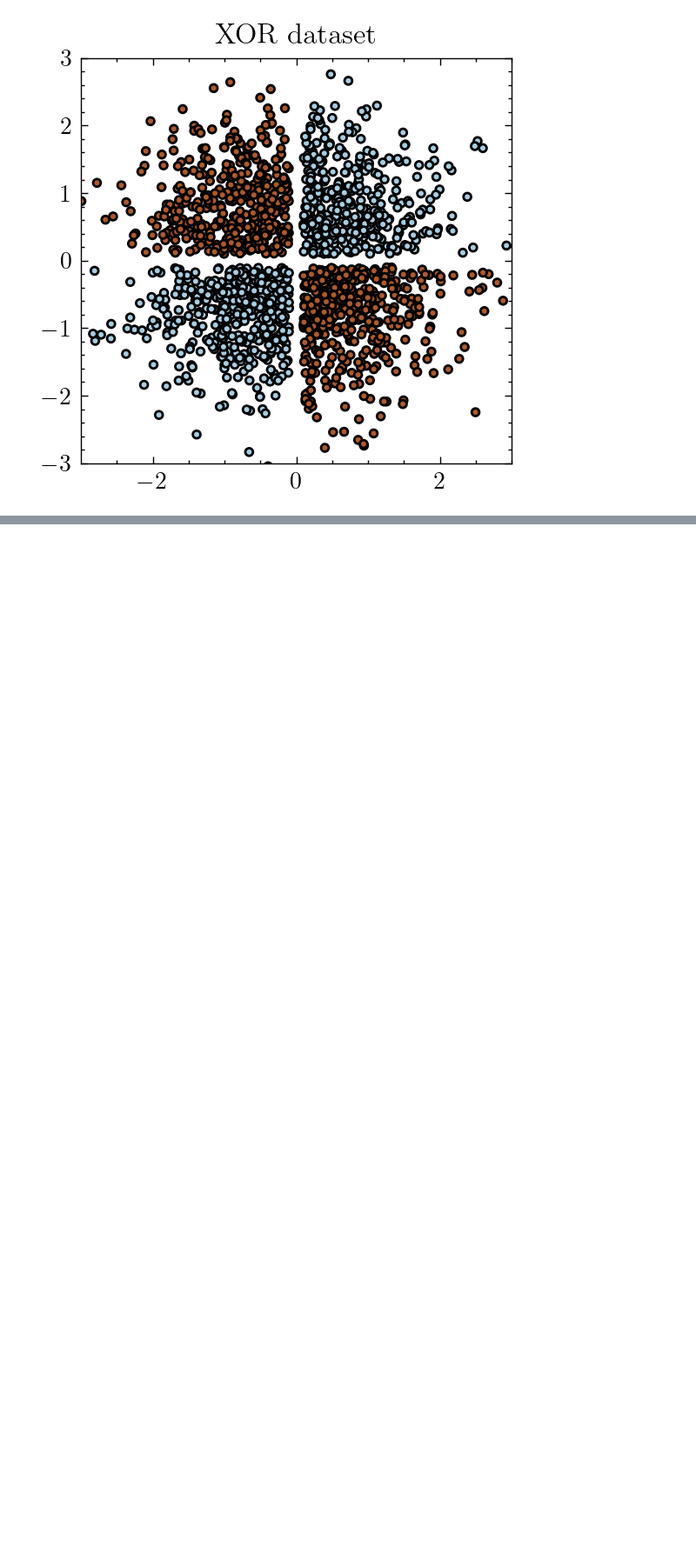
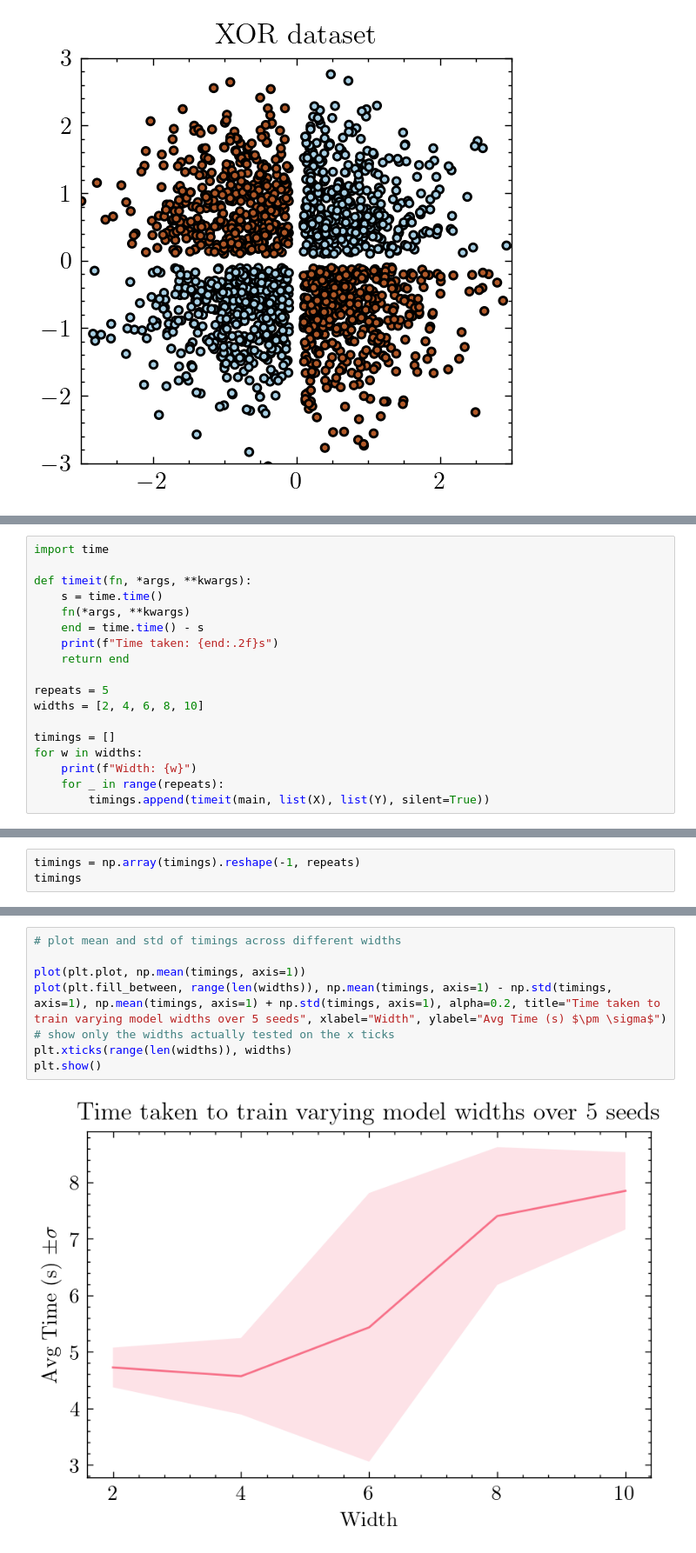
Before and after one commit to ezhang7423/toolkit, a Jupyter notebook: ezgrad/main.ipynb, the cells around one changed output, grey strips where cells are left out. Shown at 87% size. Cells and saved outputs as stored; diff of their text form; blank space fills up the shorter version.

```diff
--- a/ezgrad/main.ipynb
+++ b/ezgrad/main.ipynb
@@ -376,0 +380,18 @@ plt.show()
+# %%
+import time
+
+def timeit(fn, *args, **kwargs):
+    s = time.time()
+    fn(*args, **kwargs)
+    end = time.time() - s
+    print(f"Time taken: {end:.2f}s")
+    return end
+
+repeats = 5
+widths = [2, 4, 6, 8, 10]
+
+timings = []
+for w in widths:
+    print(f"Width: {w}")
+    for _ in range(repeats):
+        timings.append(timeit(main, list(X), list(Y), silent=True))
@@ -376,0 +416,3 @@ plt.show()
+# %%
+timings = np.array(timings).reshape(-1, repeats)
+timings
@@ -376,0 +425,10 @@ plt.show()
+# %%
+# plot mean and std of timings across different widths
+
+plot(plt.plot, np.mean(timings, axis=1))
+plot(plt.fill_between, range(len(widths)), np.mean(timings, axis=1) - np.std(timings, axis=1), np.mean(timings, axis=1) + np.std(timings, axis=1), alpha=0.2, title="Time taken to train varying model widths over 5 seeds", xlabel="Width", ylabel="Avg Time (s) $\pm \sigma$")
+# show only the widths actually tested on the x ticks
+plt.xticks(range(len(widths)), widths)
+plt.show()
+# %% [output]
+[figure, added]
```
Also changed, not shown: parts of 11 cells of this notebook, 1 other file.
